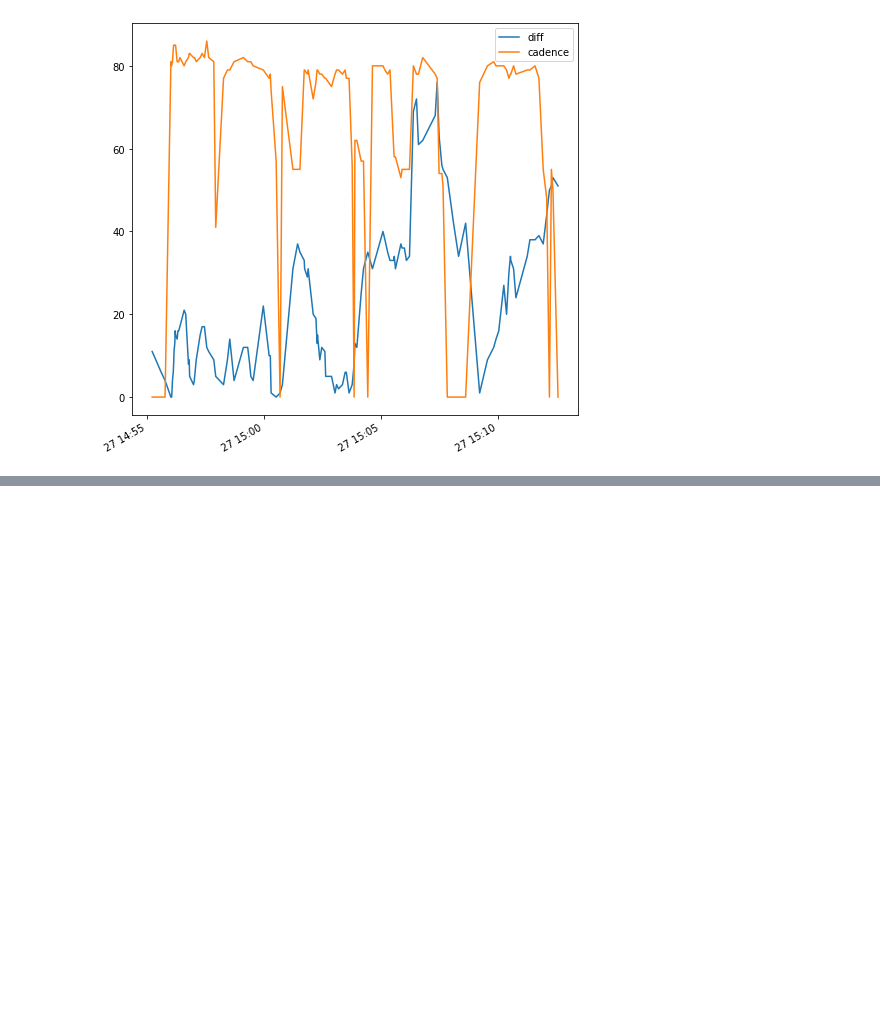
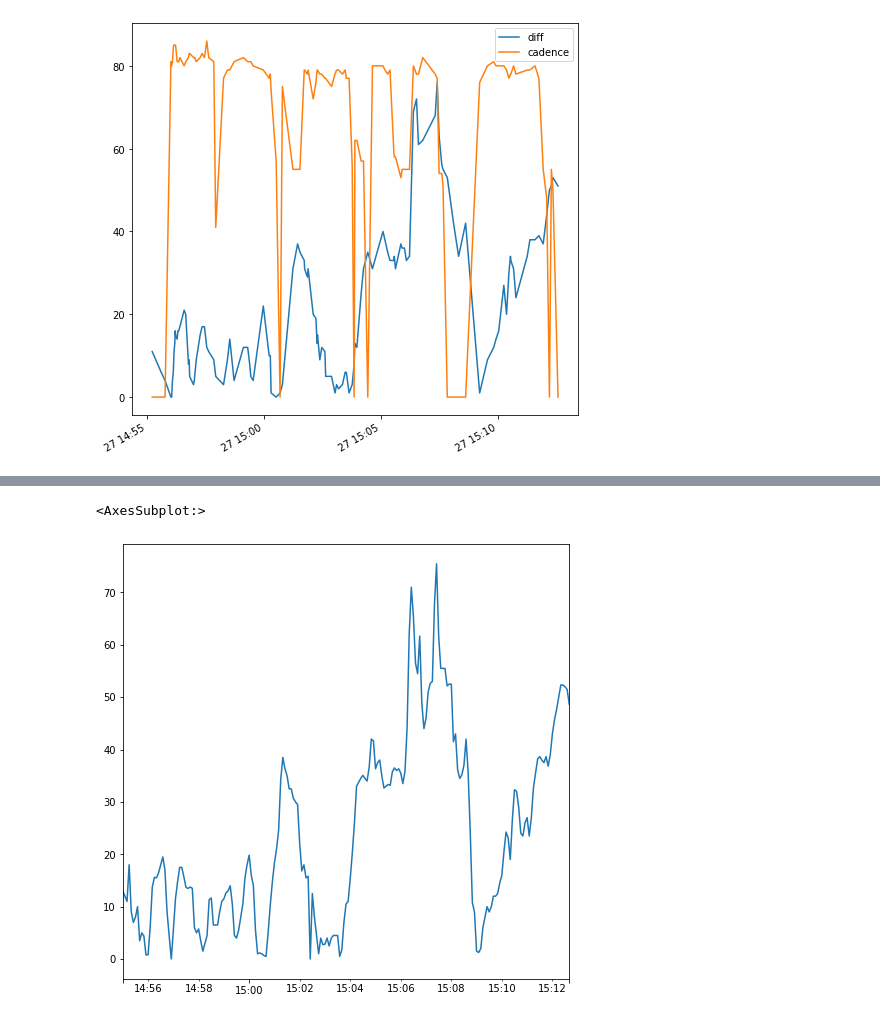
Before and after one commit to ShiYang1101/ML, a Jupyter notebook: Fitness/HR.ipynb, the cells around one changed output, grey strips where cells are left out. Cells and saved outputs as stored; diff of their text form; code cells hidden in the pictures; blank space fills up the shorter version.

```diff
--- a/Fitness/HR.ipynb
+++ b/Fitness/HR.ipynb
@@ -820,0 +842,8 @@ test.head()
+# %%
+interpolate_test = test_run['diff'].interpolate()
+interpolate_test = interpolate_test.resample('5S').mean()
+interpolate_test = interpolate_test.interpolate()
+interpolate_test.plot()
+# %% [output]
+<AxesSubplot:>
+[figure, added]
```
Also changed, not shown: parts of 22 cells of this notebook, 5 other files.
